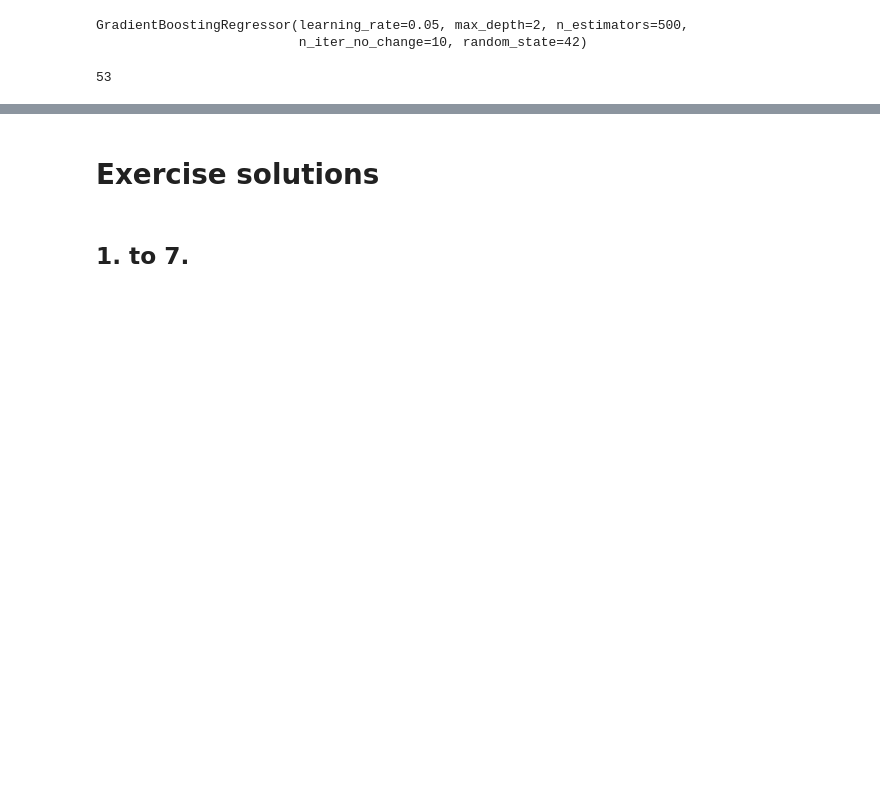
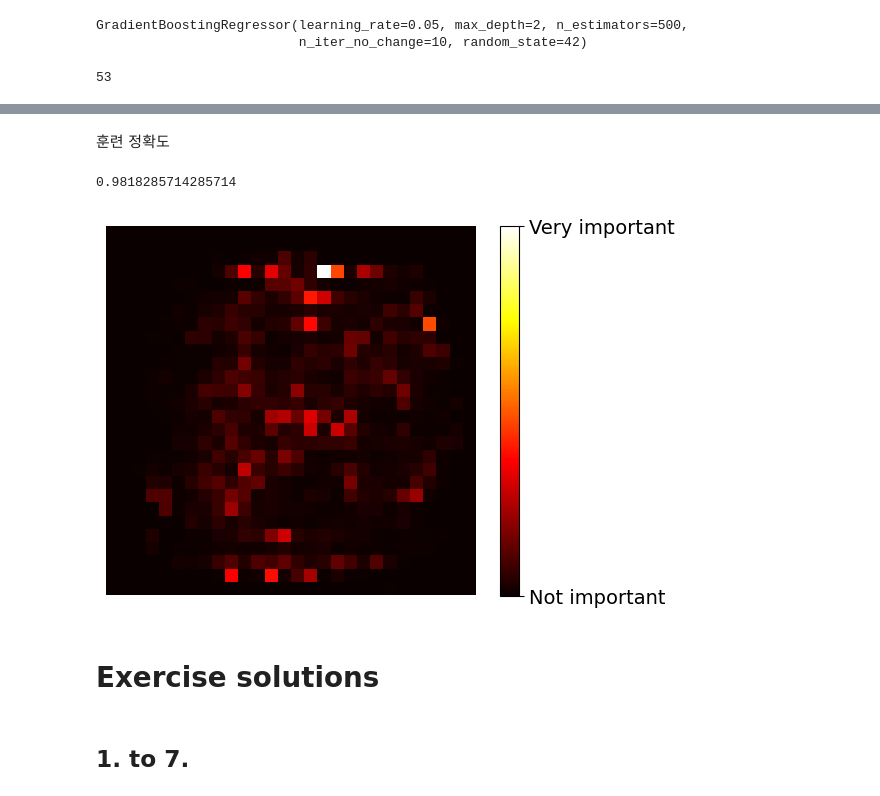
Before and after one commit to codingalzi/code-workout-ml, a Jupyter notebook: notebooks/code-ensemble_learning.ipynb, the cells around one changed output, grey strips where cells are left out. Drawn from its saved outputs; the diff is of its cells as text; code cells hidden in the pictures; blank space fills up the shorter version.

```diff
--- a/notebooks/code-ensemble_learning.ipynb
+++ b/notebooks/code-ensemble_learning.ipynb
@@ -527,0 +443,7 @@ stacking_clf.score(X_test, y_test)
+# %%
+# extra code – this cell generates Figure 6–6
+
+from sklearn.datasets import fetch_openml
+
+X_mnist, y_mnist = fetch_openml('mnist_784', return_X_y=True, as_frame=False,
+                                parser='auto')
@@ -527,0 +454,17 @@ stacking_clf.score(X_test, y_test)
+# %%
+from xgboost import XGBClassifier
+
+xgb_clf = XGBClassifier(
+    n_estimators=300,
+    max_depth=4,
+    learning_rate=0.05,
+    subsample=0.8,
+    colsample_bytree=0.8,
+    objective="multi:softprob",
+    num_class=10,
+    eval_metric="mlogloss",
+    random_state=42,
+    n_jobs=-1,
+)
+
+xgb_clf.fit(X_mnist, y_mnist.astype(int))
@@ -528,3 +483,21 @@ stacking_clf.score(X_test, y_test)
+# %% [markdown]
+훈련 정확도
+# %%
+xgb_clf.score(X_mnist, y_mnist.astype(int))
+# %% [output]
+0.9818285714285714
+# %%
+heatmap_image = xgb_clf.feature_importances_.reshape(28, 28)
+
+plt.imshow(heatmap_image, cmap="hot")
+cbar = plt.colorbar(ticks=[xgb_clf.feature_importances_.min(),
+                           xgb_clf.feature_importances_.max()])
+cbar.ax.set_yticklabels(['Not important', 'Very important'], fontsize=14)
+plt.axis("off")
+
+plt.show()
+# %% [output]
+[figure, added]
 # %% [markdown]
 # Exercise solutions
 # %% [markdown]
```
Also changed, not shown: parts of 74 cells of this notebook, 3 other files.
